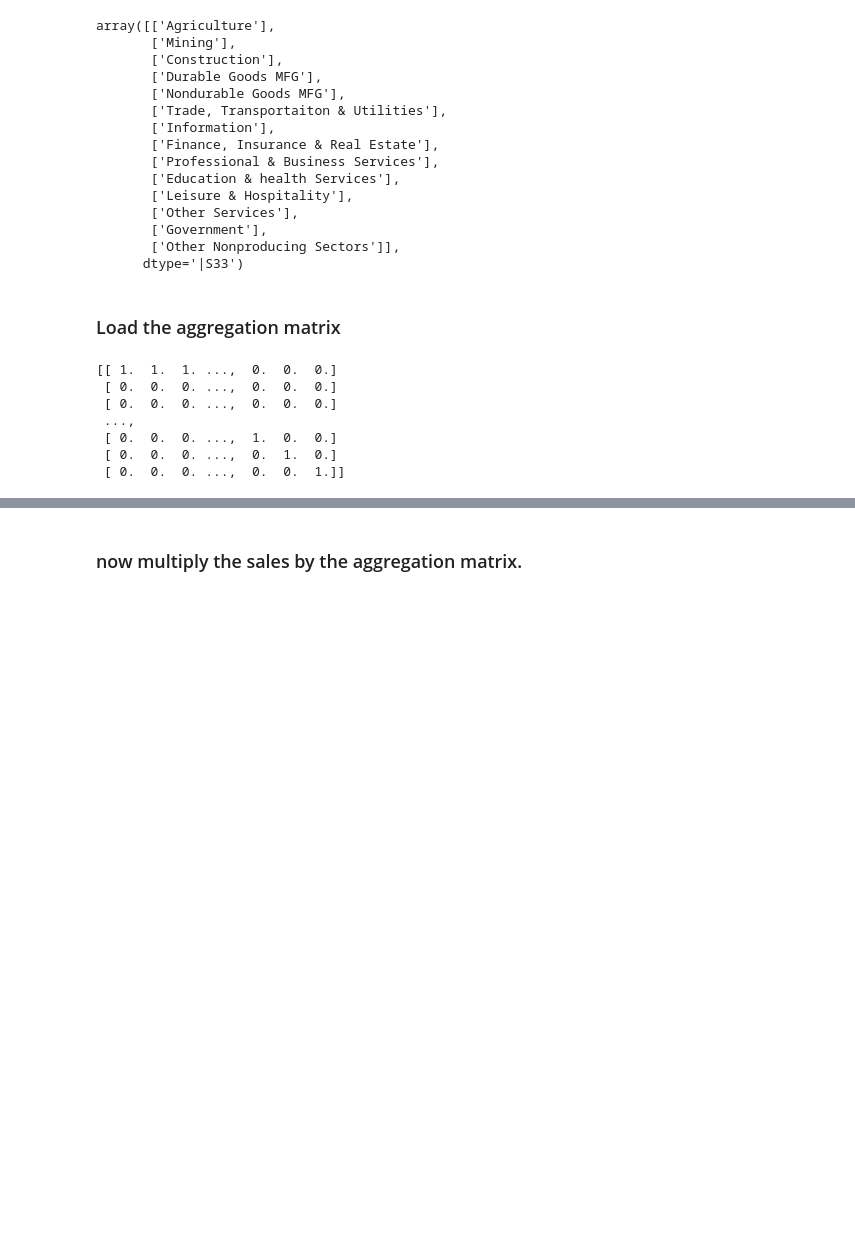
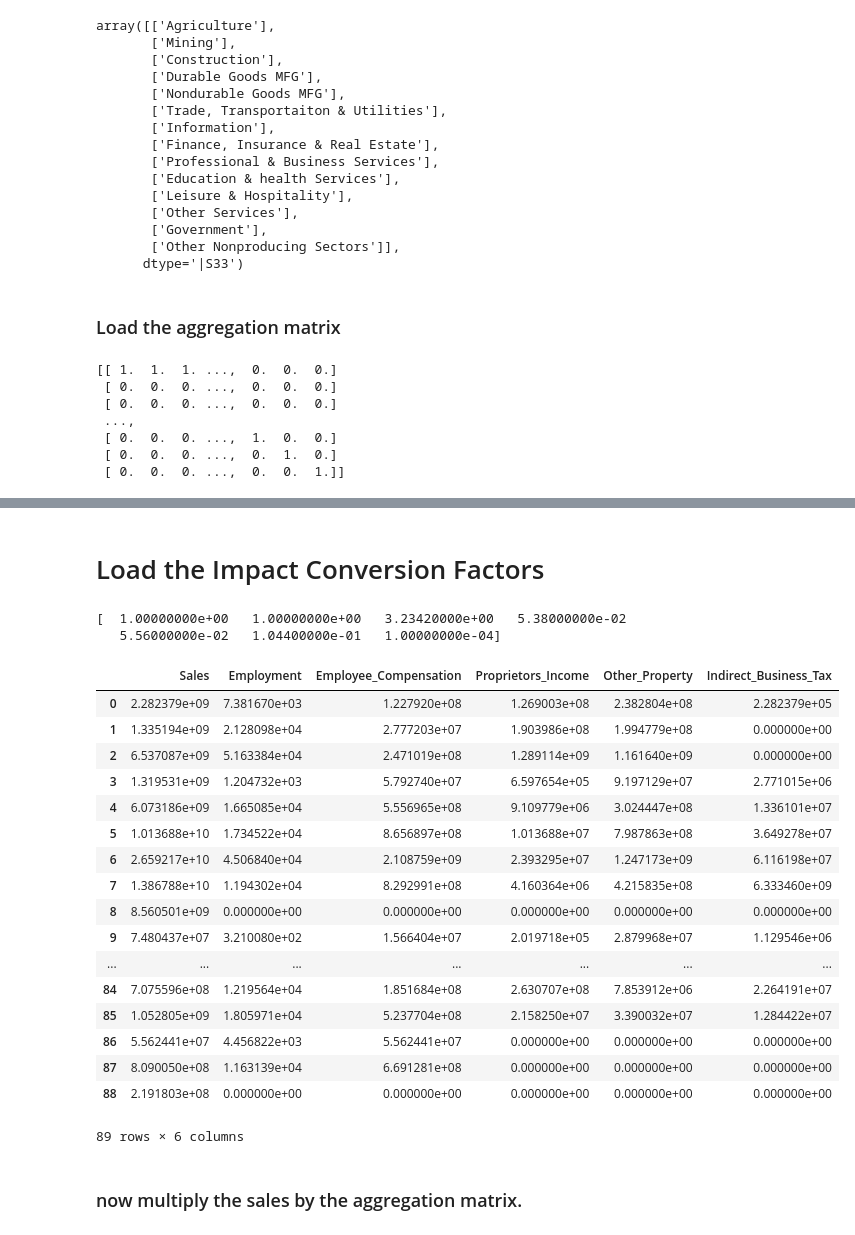
Before and after one commit to IEAGIS/reg_soc_acc_mat, a Jupyter notebook: reg_soc_acc_mat.ipynb, the cells around one changed output, grey strips where cells are left out. Cells and saved outputs as stored; diff of their text form; code cells hidden in the pictures; blank space fills up the shorter version.

Commit message:
updated sheet
Added wrting out excel file of the summary results

```diff
--- a/reg_soc_acc_mat.ipynb
+++ b/reg_soc_acc_mat.ipynb
@@ -65,12 +65,11 @@ print aggregation_matrix
 
 ##### Note there are 534 rows in the excel sheets, the is because there are 6 regions (6x89=534) so we will just take the first region in our experiment
 # %%
-#opening the required files using while loop
 dict_of_df = {}
 aggregated_dict = {}
 for sheet_name in reg_soc_acc_mat.sheet_names:
     df = reg_soc_acc_mat.parse(sheet_name)  # sheet name
-    dict_of_df[sheet_name] = df.iloc[:89,2:3]
+    dict_of_df= df.iloc[:89,2:3]
 
 dict_of_df
 # %% [output]
@@ -94,3 +94,57 @@ dict_of_df
+# %% [markdown]
+# Load the Impact Conversion Factors
+# %%
+impact_conversion_matrix = np.loadtxt('impact_conversion_factors.txt')
+
+print impact_conversion_matrix[0]
+# %% [output]
+[  1.00000000e+00   1.00000000e+00   3.23420000e+00   5.38000000e-02
+   5.56000000e-02   1.04400000e-01   1.00000000e-04]
+# %%
+Employment={}
+Employee_Compensation={}
+Proprietors_Income={}
+Other_Property = {}
+Indirect_Business_Tax = {}
+
+
+for j in dict_of_df:
+    sal = dict_of_df.Sales
+    for k in range(0,89):
+        #print sal[k]
+        #print impact_conversion_matrix[k][3]pd.Series(A, index=data_frame.index)
+        Employment[k] = (sal[k] * impact_conversion_matrix[k][2])/1000000
+        Employee_Compensation[k] = (sal[k] * impact_conversion_matrix[k][3])
+        Proprietors_Income[k] = (sal[k] * impact_conversion_matrix[k][4])
+        Other_Property[k] = (sal[k] * impact_conversion_matrix[k][5])
+        Indirect_Business_Tax[k] = (sal[k] * impact_conversion_matrix[k][6])
+
+dict_of_df['Sales'] = pd.Series(sal)
+dict_of_df['Employment'] = pd.Series(Employment)
+dict_of_df['Employee_Compensation'] = pd.Series(Employee_Compensation)
+dict_of_df['Proprietors_Income'] = pd.Series(Proprietors_Income)
+dict_of_df['Other_Property'] = pd.Series(Other_Property)
+dict_of_df['Indirect_Business_Tax'] = pd.Series(Indirect_Business_Tax)
+dict_of_df
+# %% [output]
+|  | Sales | Employment | Employee_Compensation | Proprietors_Income | Other_Property | Indirect_Business_Tax |
+| 0 | 2.282379e+09 | 7.381670e+03 | 1.227920e+08 | 1.269003e+08 | 2.382804e+08 | 2.282379e+05 |
+| 1 | 1.335194e+09 | 2.128098e+04 | 2.777203e+07 | 1.903986e+08 | 1.994779e+08 | 0.000000e+00 |
+| 2 | 6.537087e+09 | 5.163384e+04 | 2.471019e+08 | 1.289114e+09 | 1.161640e+09 | 0.000000e+00 |
+| 3 | 1.319531e+09 | 1.204732e+03 | 5.792740e+07 | 6.597654e+05 | 9.197129e+07 | 2.771015e+06 |
+| 4 | 6.073186e+09 | 1.665085e+04 | 5.556965e+08 | 9.109779e+06 | 3.024447e+08 | 1.336101e+07 |
+| 5 | 1.013688e+10 | 1.734522e+04 | 8.656897e+08 | 1.013688e+07 | 7.987863e+08 | 3.649278e+07 |
+| 6 | 2.659217e+10 | 4.506840e+04 | 2.108759e+09 | 2.393295e+07 | 1.247173e+09 | 6.116198e+07 |
+| 7 | 1.386788e+10 | 1.194302e+04 | 8.292991e+08 | 4.160364e+06 | 4.215835e+08 | 6.333460e+09 |
+| 8 | 8.560501e+09 | 0.000000e+00 | 0.000000e+00 | 0.000000e+00 | 0.000000e+00 | 0.000000e+00 |
+| 9 | 7.480437e+07 | 3.210080e+02 | 1.566404e+07 | 2.019718e+05 | 2.879968e+07 | 1.129546e+06 |
+| ... | ... | ... | ... | ... | ... | ... |
+| 84 | 7.075596e+08 | 1.219564e+04 | 1.851684e+08 | 2.630707e+08 | 7.853912e+06 | 2.264191e+07 |
+| 85 | 1.052805e+09 | 1.805971e+04 | 5.237704e+08 | 2.158250e+07 | 3.390032e+07 | 1.284422e+07 |
+| 86 | 5.562441e+07 | 4.456822e+03 | 5.562441e+07 | 0.000000e+00 | 0.000000e+00 | 0.000000e+00 |
+| 87 | 8.090050e+08 | 1.163139e+04 | 6.691281e+08 | 0.000000e+00 | 0.000000e+00 | 0.000000e+00 |
+| 88 | 2.191803e+08 | 0.000000e+00 | 0.000000e+00 | 0.000000e+00 | 0.000000e+00 | 0.000000e+00 |
+89 rows × 6 columns
 # %% [markdown]
 ### now multiply the sales by the aggregation matrix.
 # %%
```
Also changed, not shown: parts of 5 cells of this notebook.
